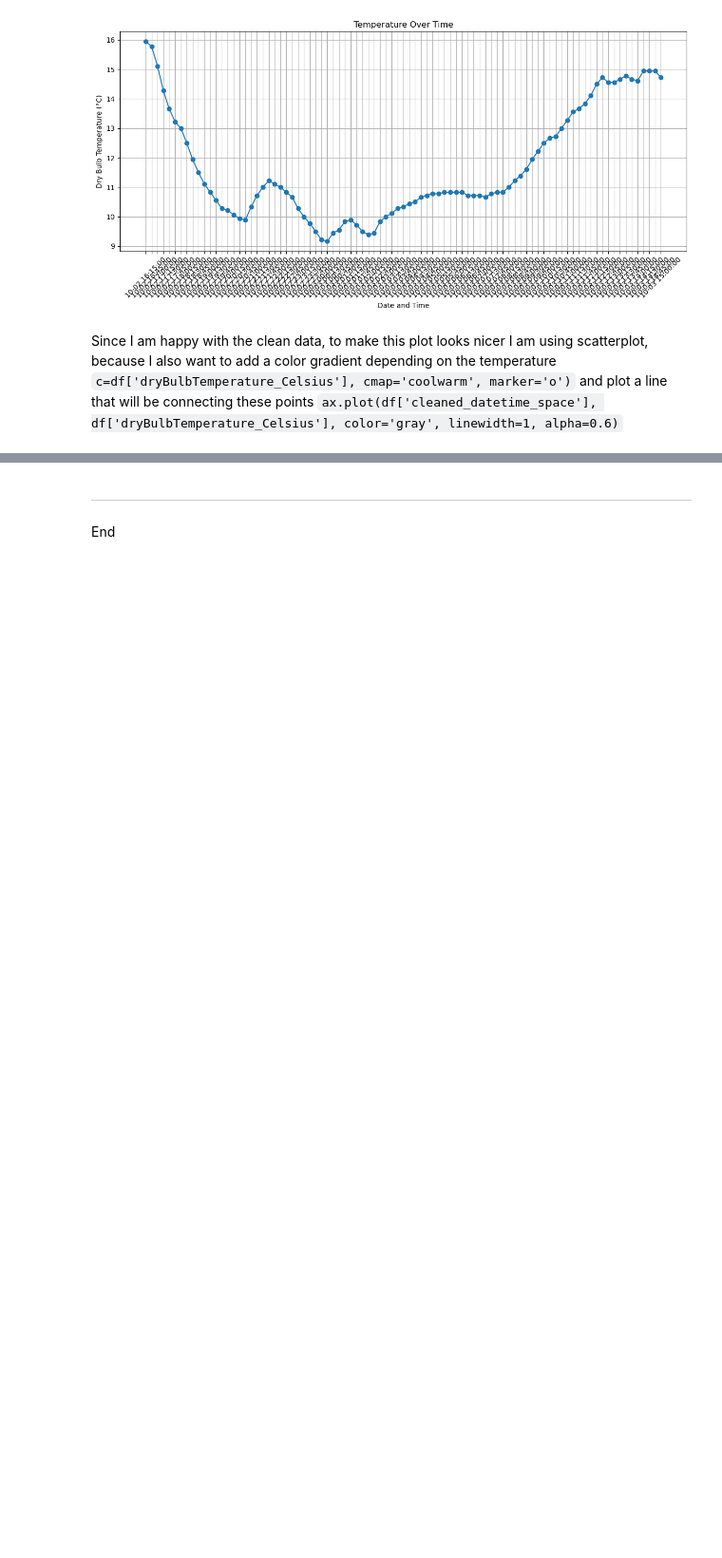
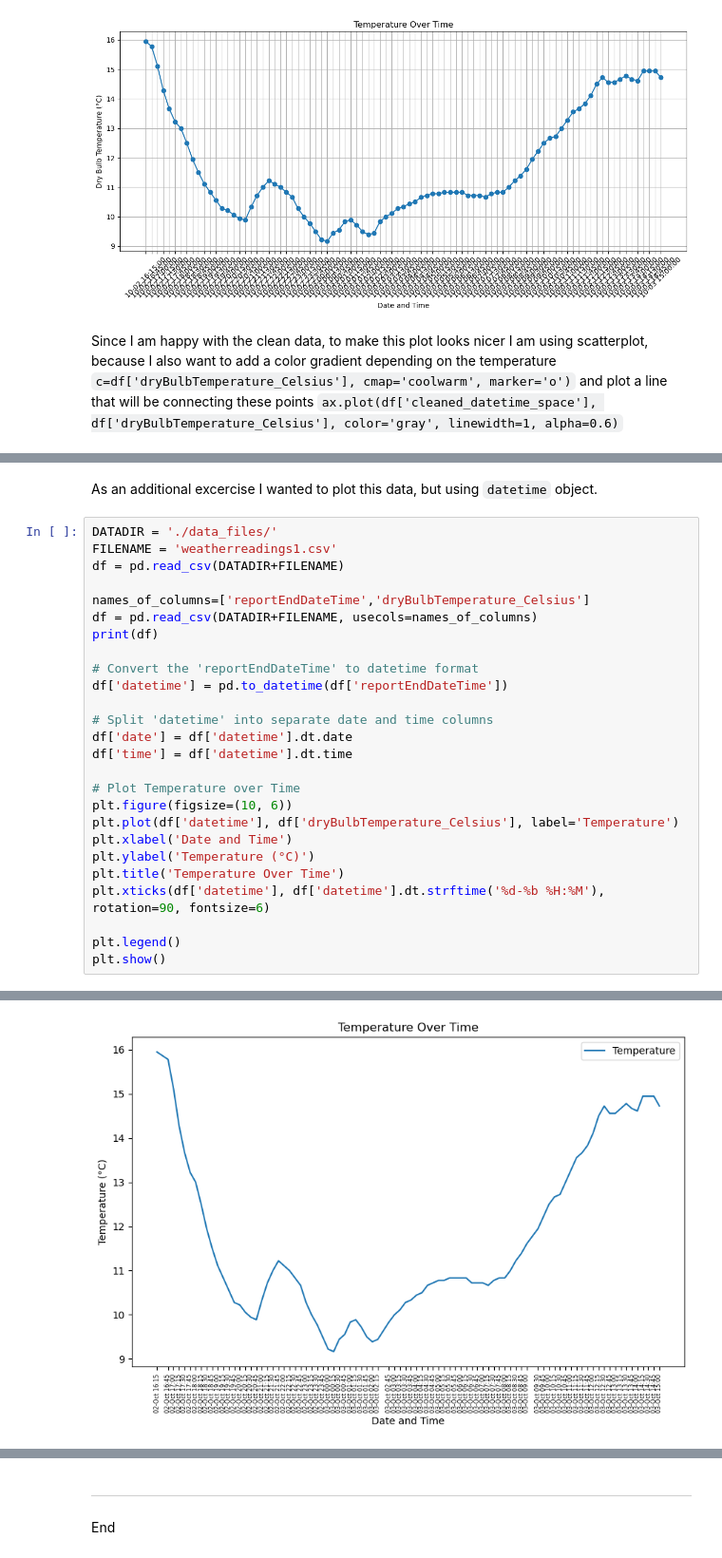
Before and after one commit to mondbr/PFDA_assignments, a Jupyter notebook: assignment2-weather.ipynb, the cells around one changed output, grey strips where cells are left out. Shown at 95% size. Drawn from its saved outputs; the diff is of its cells as text; blank space fills up the shorter version.

Commit message:
assigment 02 - plotting by using datetime

```diff
--- a/assignment2-weather.ipynb
+++ b/assignment2-weather.ipynb
@@ -162,3 +162,32 @@ plt.tight_layout()
 ax.grid()
 # %% [output]
 [figure]
+# %% [markdown]
+As an additional excercise I wanted to plot this data, but using `datetime` object.
+# %%
+DATADIR = './data_files/'
+FILENAME = 'weatherreadings1.csv'
+df = pd.read_csv(DATADIR+FILENAME)
+
+names_of_columns=['reportEndDateTime','dryBulbTemperature_Celsius']
+df = pd.read_csv(DATADIR+FILENAME, usecols=names_of_columns)
+print(df)
+
+# Convert the 'reportEndDateTime' to datetime format
+df['datetime'] = pd.to_datetime(df['reportEndDateTime'])
+
+# Split 'datetime' into separate date and time columns
+df['date'] = df['datetime'].dt.date
+df['time'] = df['datetime'].dt.time
+
+# Plot Temperature over Time
+plt.figure(figsize=(10, 6))
+plt.plot(df['datetime'], df['dryBulbTemperature_Celsius'], label='Temperature')
+plt.xlabel('Date and Time')
+plt.ylabel('Temperature (°C)')
+plt.title('Temperature Over Time')
+plt.xticks(df['datetime'], df['datetime'].dt.strftime('%d-%b %H:%M'), rotation=90, fontsize=6)
+
+plt.legend()
+plt.show()
+# %% [output]
@@ -164,0 +208 @@ ax.grid()
+[figure, added]
```
Also changed, not shown: parts of 4 cells of this notebook.
